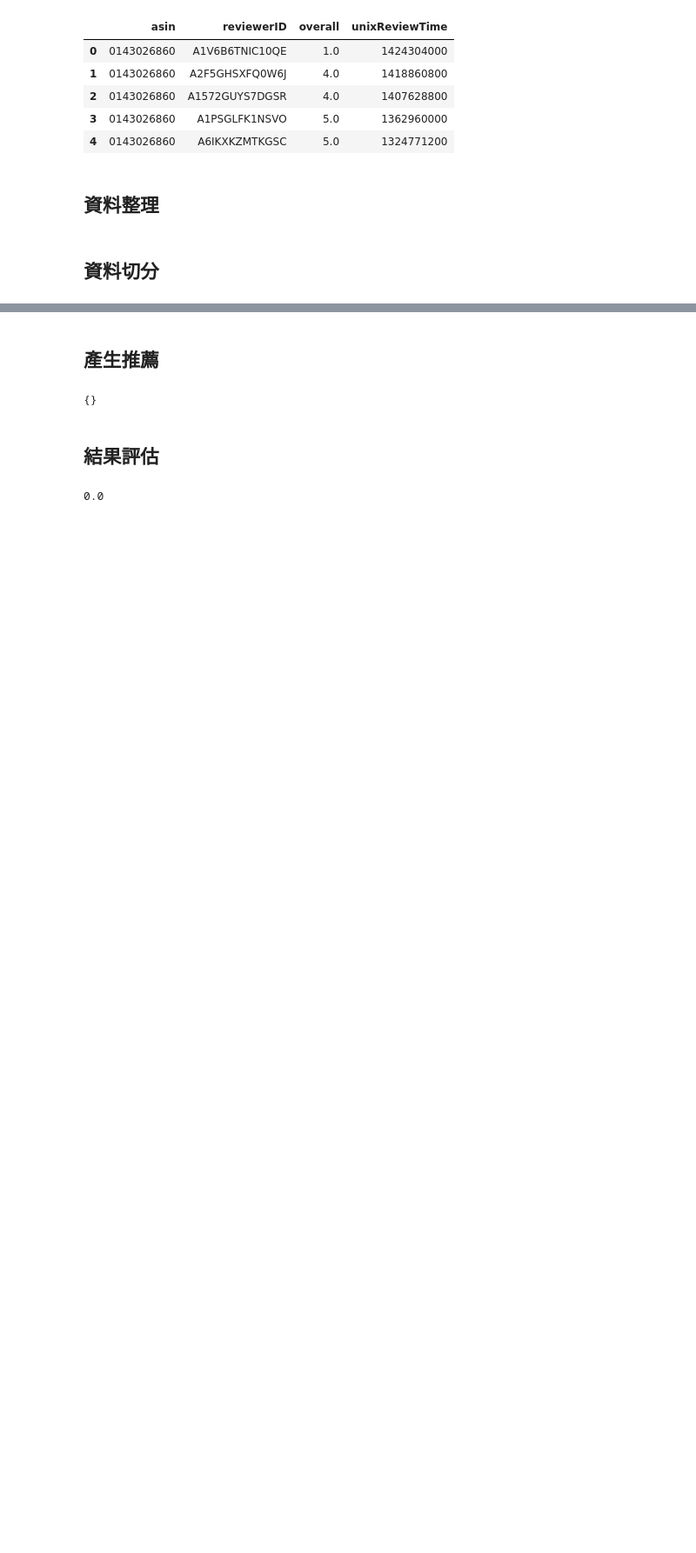
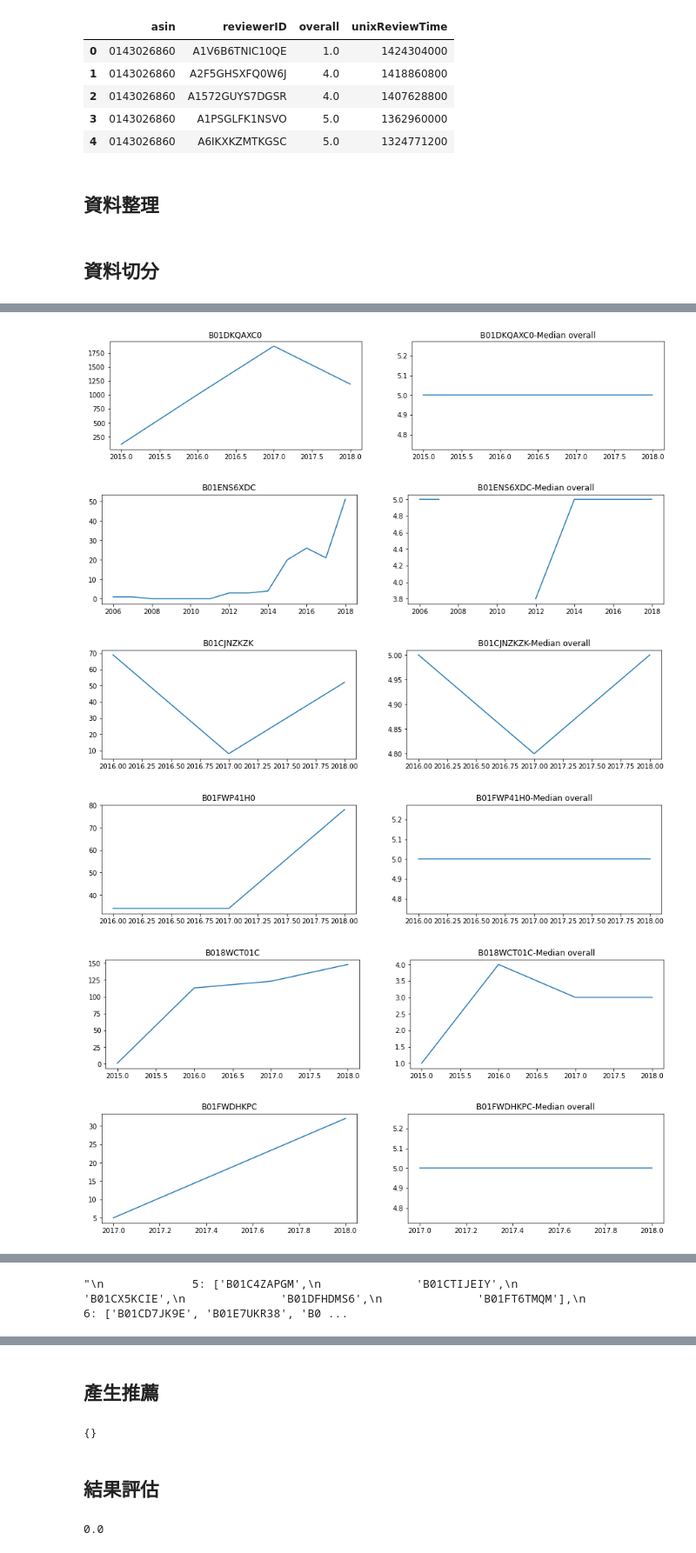
Before and after one commit to RoiWu/data-course-sample, a Jupyter notebook: sample.ipynb, the cells around one changed output, grey strips where cells are left out. Shown at 87% size. Cells and saved outputs as stored; diff of their text form; code cells hidden in the pictures; blank space fills up the shorter version.

```diff
--- a/sample.ipynb
+++ b/sample.ipynb
@@ -85,0 +234,34 @@ users = list(ratings_testings_by_user.keys())
+# %%
+drawProduct_buyline('B01DKQAXC0', ratings_trainings)
+drawProduct_buyline('B01ENS6XDC', ratings_trainings)
+drawProduct_buyline('B01CJNZKZK', ratings_trainings)
+drawProduct_buyline('B01FWP41H0', ratings_trainings)
+drawProduct_buyline('B018WCT01C', ratings_trainings)
+drawProduct_buyline('B01FWDHKPC', ratings_trainings)
+drawProduct_buyline('B0195R1FT8', ratings_trainings)
+drawProduct_buyline('B01AVJCDYA', ratings_trainings)
+drawProduct_buyline('B01CD7JK9E', ratings_trainings)
+drawProduct_buyline('B01E7UKR38', ratings_trainings)
+drawProduct_buyline('B01ES87TOY', ratings_trainings)
+
+"""
+             5: ['B01C4ZAPGM',
+              'B01CTIJEIY',
+              'B01CX5KCIE',
+              'B01DFHDMS6',
+              'B01FT6TMQM'],
+             6: ['B01CD7JK9E', 'B01E7UKR38', 'B01ES87TOY'],
+             7: ['B0195R1FT8', 'B01AVJCDYA'],
+             9: ['B018WCT01C', 'B01FWDHKPC'],
+             10: ['B01FWP41H0'],
+             13: ['B01CJNZKZK'],
+             14: ['B01ENS6XDC'],
+             48: ['B01DKQAXC0']})
+"""
+# %% [output]
+[figure, added]
+[figure, added]
+[figure, added]
+[figure, added]
+[figure, added]
+[figure, added]
@@ -85,0 +273 @@ users = list(ratings_testings_by_user.keys())
+"\n             5: ['B01C4ZAPGM',\n              'B01CTIJEIY',\n              'B01CX5KCIE',\n              'B01DFHDMS6',\n              'B01FT6TMQM'],\n             6: ['B01CD7JK9E', 'B01E7UKR38', 'B0 ...
```
Also changed, not shown: parts of 16 cells of this notebook.
